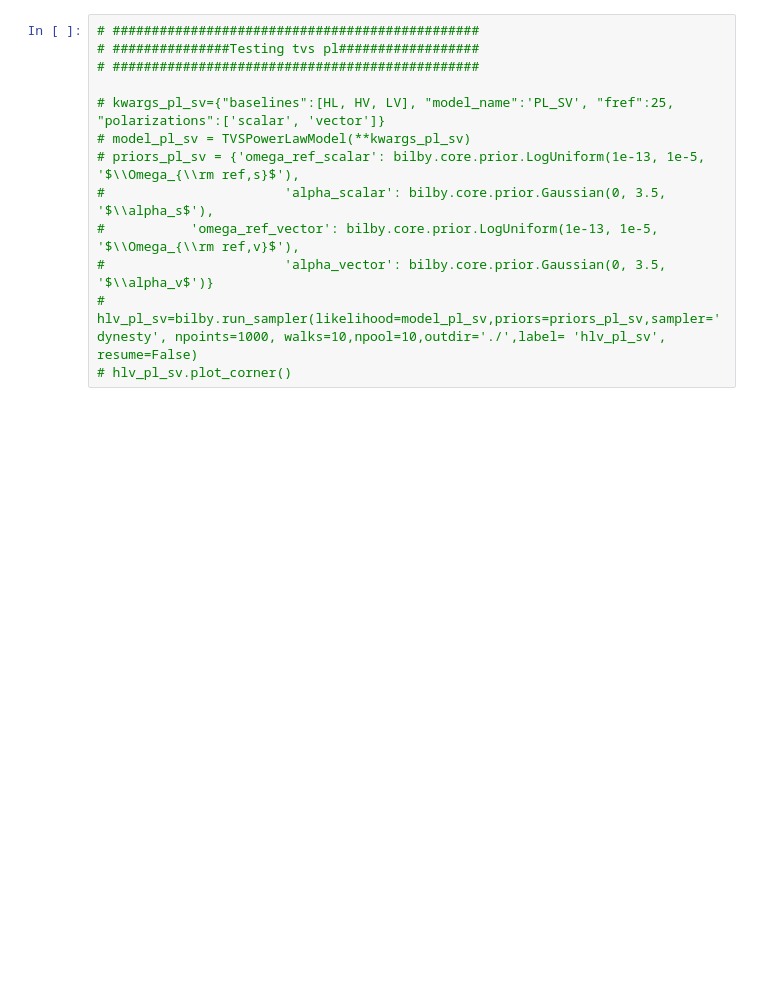
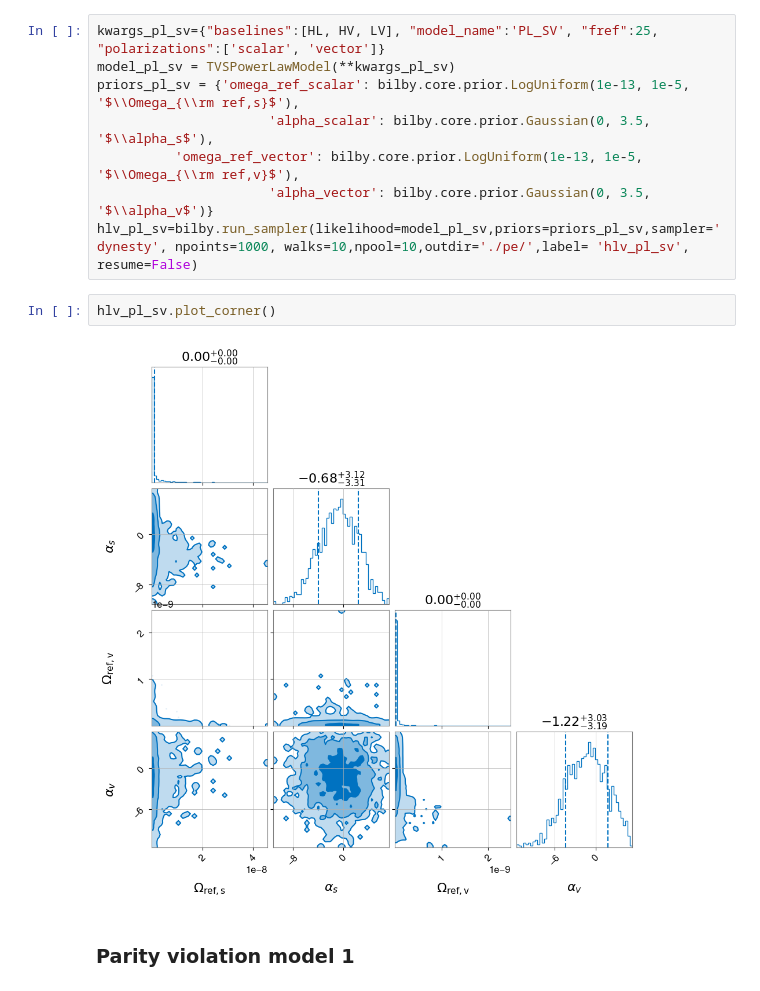
Before and after one commit to a-renzini/pygwb, a Jupyter notebook: tutorials/run_pe.ipynb, the cells around one changed output. Cells and saved outputs as stored; diff of their text form; blank space fills up the shorter version.

```diff
--- a/tutorials/run_pe.ipynb
+++ b/tutorials/run_pe.ipynb
@@ -138,13 +249,14 @@ hlv_pl.plot_corner()
 # %%
-# ###############################################
-# ###############Testing tvs pl##################
-# ###############################################
-
-# kwargs_pl_sv={"baselines":[HL, HV, LV], "model_name":'PL_SV', "fref":25, "polarizations":['scalar', 'vector']}
-# model_pl_sv = TVSPowerLawModel(**kwargs_pl_sv)
-# priors_pl_sv = {'omega_ref_scalar': bilby.core.prior.LogUniform(1e-13, 1e-5, '$\\Omega_{\\rm ref,s}$'),
-#                       'alpha_scalar': bilby.core.prior.Gaussian(0, 3.5, '$\\alpha_s$'),
-#           'omega_ref_vector': bilby.core.prior.LogUniform(1e-13, 1e-5, '$\\Omega_{\\rm ref,v}$'),
-#                       'alpha_vector': bilby.core.prior.Gaussian(0, 3.5, '$\\alpha_v$')}
-# hlv_pl_sv=bilby.run_sampler(likelihood=model_pl_sv,priors=priors_pl_sv,sampler='dynesty', npoints=1000, walks=10,npool=10,outdir='./',label= 'hlv_pl_sv', resume=False)
-# hlv_pl_sv.plot_corner()
+kwargs_pl_sv={"baselines":[HL, HV, LV], "model_name":'PL_SV', "fref":25, "polarizations":['scalar', 'vector']}
+model_pl_sv = TVSPowerLawModel(**kwargs_pl_sv)
+priors_pl_sv = {'omega_ref_scalar': bilby.core.prior.LogUniform(1e-13, 1e-5, '$\\Omega_{\\rm ref,s}$'),
+                      'alpha_scalar': bilby.core.prior.Gaussian(0, 3.5, '$\\alpha_s$'),
+          'omega_ref_vector': bilby.core.prior.LogUniform(1e-13, 1e-5, '$\\Omega_{\\rm ref,v}$'),
+                      'alpha_vector': bilby.core.prior.Gaussian(0, 3.5, '$\\alpha_v$')}
+hlv_pl_sv=bilby.run_sampler(likelihood=model_pl_sv,priors=priors_pl_sv,sampler='dynesty', npoints=1000, walks=10,npool=10,outdir='./pe/',label= 'hlv_pl_sv', resume=False)
+# %%
+hlv_pl_sv.plot_corner()
+# %% [output]
+[figure, added]
+# %% [markdown]
+### Parity violation model 1
```
Also changed, not shown: parts of 75 cells of this notebook.
